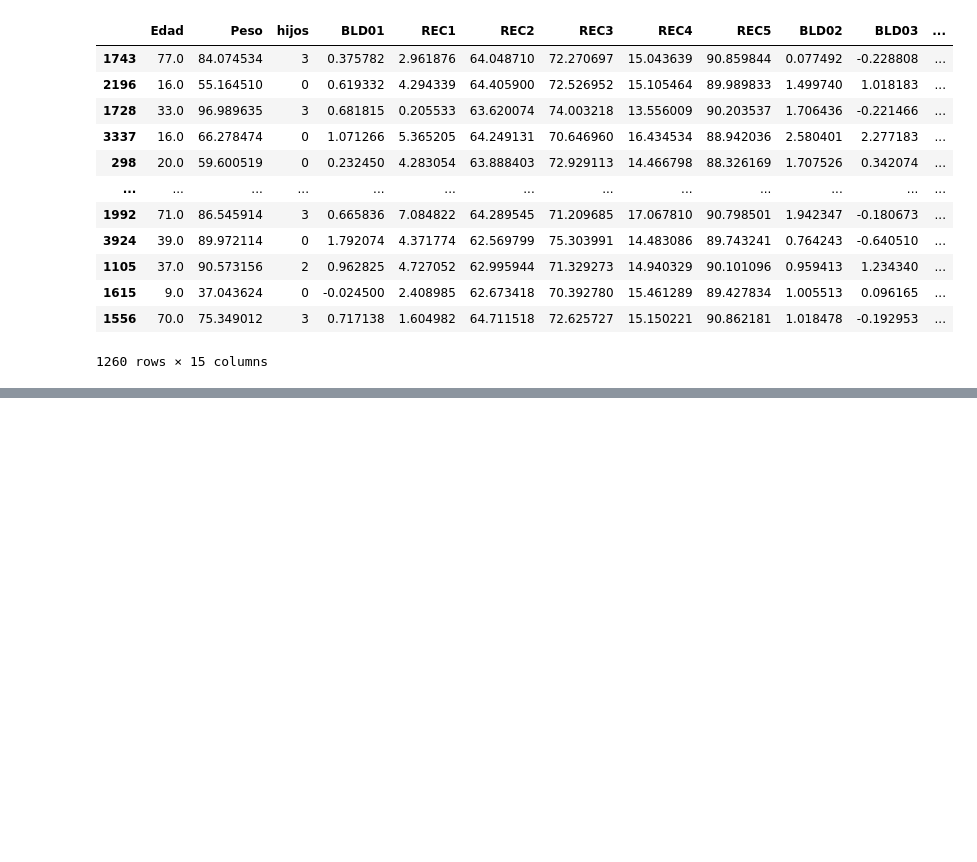
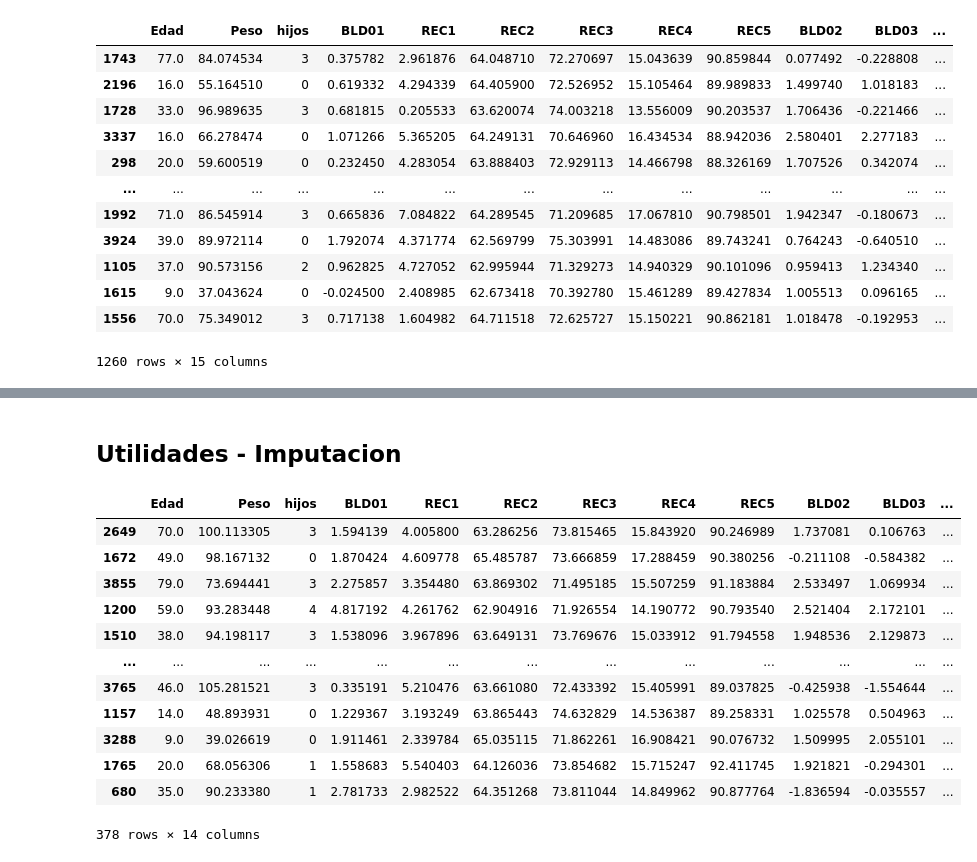
Before and after one commit to ignaciomontovio/TP-Virus, a Jupyter notebook: TP_EntregableVirus.ipynb, the cells around one changed output, grey strips where cells are left out. Cells and saved outputs as stored; diff of their text form; code cells hidden in the pictures; blank space fills up the shorter version.

```diff
--- a/TP_EntregableVirus.ipynb
+++ b/TP_EntregableVirus.ipynb
@@ -327,0 +359,2 @@ plt.show()
+# %% [markdown]
+## Utilidades - Imputacion
@@ -327,0 +419,27 @@ plt.show()
+# %%
+# Ejemplo de como llamar los custom imputer solo
+
+X = df.drop("target", axis=1)
+y = df["target"]
+X_train, X_test, y_train, y_test = train_test_split(X, y, random_state=3, test_size=0.3)
+
+ci = ColImputer(imputer=SimpleImputer(strategy='mean'), columns=["LVL"])
+ci.fit(X_train)
+X_train = ci.transform(X_train)
+X_test = ci.transform(X_test)
+
+X_test
+# %% [output]
+|  | Edad | Peso | hijos | BLD01 | REC1 | REC2 | REC3 | REC4 | REC5 | BLD02 | BLD03 | ... |
+| 2649 | 70.0 | 100.113305 | 3 | 1.594139 | 4.005800 | 63.286256 | 73.815465 | 15.843920 | 90.246989 | 1.737081 | 0.106763 | ... |
+| 1672 | 49.0 | 98.167132 | 0 | 1.870424 | 4.609778 | 65.485787 | 73.666859 | 17.288459 | 90.380256 | -0.211108 | -0.584382 | ... |
+| 3855 | 79.0 | 73.694441 | 3 | 2.275857 | 3.354480 | 63.869302 | 71.495185 | 15.507259 | 91.183884 | 2.533497 | 1.069934 | ... |
+| 1200 | 59.0 | 93.283448 | 4 | 4.817192 | 4.261762 | 62.904916 | 71.926554 | 14.190772 | 90.793540 | 2.521404 | 2.172101 | ... |
+| 1510 | 38.0 | 94.198117 | 3 | 1.538096 | 3.967896 | 63.649131 | 73.769676 | 15.033912 | 91.794558 | 1.948536 | 2.129873 | ... |
+| ... | ... | ... | ... | ... | ... | ... | ... | ... | ... | ... | ... | ... |
+| 3765 | 46.0 | 105.281521 | 3 | 0.335191 | 5.210476 | 63.661080 | 72.433392 | 15.405991 | 89.037825 | -0.425938 | -1.554644 | ... |
+| 1157 | 14.0 | 48.893931 | 0 | 1.229367 | 3.193249 | 63.865443 | 74.632829 | 14.536387 | 89.258331 | 1.025578 | 0.504963 | ... |
+| 3288 | 9.0 | 39.026619 | 0 | 1.911461 | 2.339784 | 65.035115 | 71.862261 | 16.908421 | 90.076732 | 1.509995 | 2.055101 | ... |
+| 1765 | 20.0 | 68.056306 | 1 | 1.558683 | 5.540403 | 64.126036 | 73.854682 | 15.715247 | 92.411745 | 1.921821 | -0.294301 | ... |
+| 680 | 35.0 | 90.233380 | 1 | 2.781733 | 2.982522 | 64.351268 | 73.811044 | 14.849962 | 90.877764 | -1.836594 | -0.035557 | ... |
+378 rows × 14 columns
```
Also changed, not shown: parts of 10 cells of this notebook.
